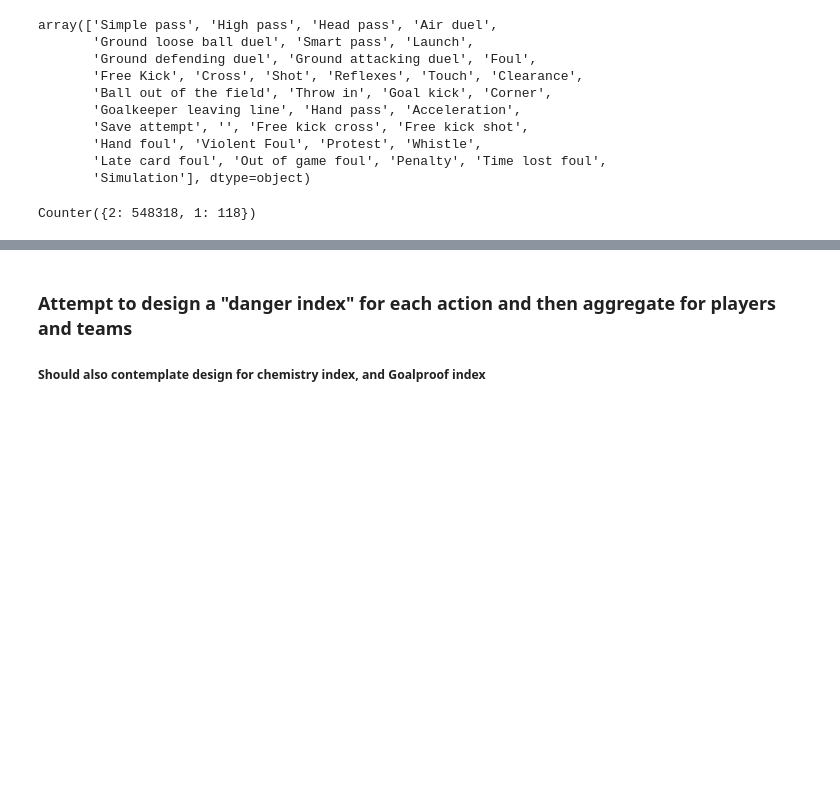
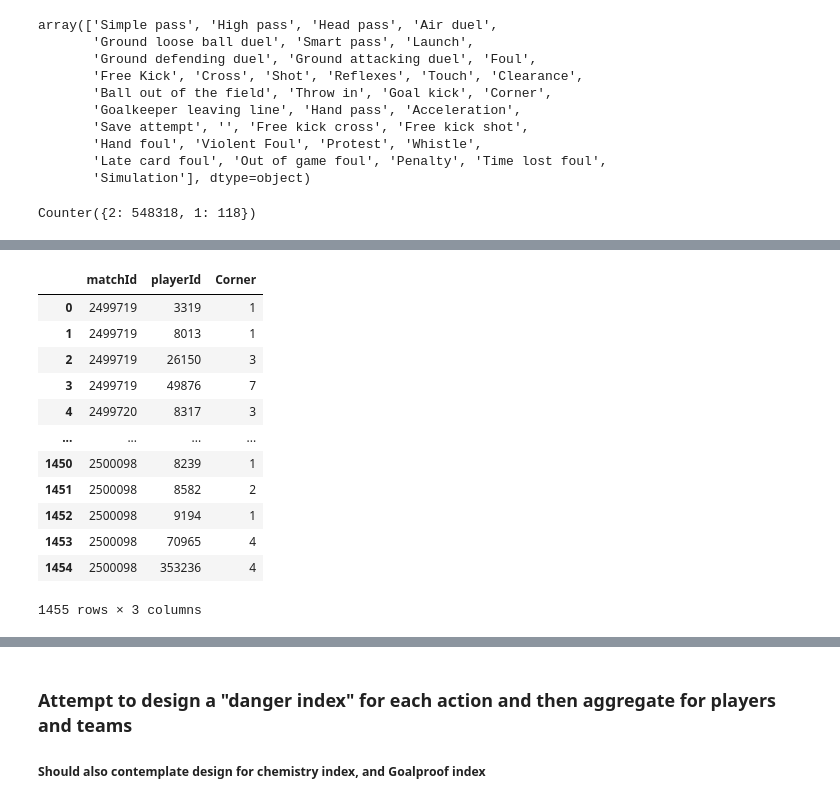
Before and after one commit to bjornmakins/soccer1, a Jupyter notebook: Data_Analysis.ipynb, the cells around one changed output, grey strips where cells are left out. Cells and saved outputs as stored; diff of their text form; code cells hidden in the pictures; blank space fills up the shorter version.

```diff
--- a/Data_Analysis.ipynb
+++ b/Data_Analysis.ipynb
@@ -520,7 +490,7 @@ for pos in Events_England["positions"][0:10]:
 def Locations(event_df):
 
     xStart,xEnd,yStart,yEnd = [], [], [], []
-    for pos in Events_England["positions"]:
+    for pos in event_df["positions"]:
         if len(pos) == 2:
             xStart.append(pos[0]['x'])
             xEnd.append(pos[1]['x'])
@@ -541,0 +551,21 @@ Events_England.drop(['eventId', 'positions', 'id', "event_tags", "tags", "eventI
+# %%
+eT =  "Corner" # convert to shorter name variable
+# Get count for a player
+df1 = pd.DataFrame(Events_England[Events_England["subEventName"]== eT ][['matchId', "teamId", 'playerId', "subEventName"]]).groupby(['matchId', 'playerId']).size().to_frame(eT).reset_index()
+
+# get counts
+pd.DataFrame(Events_England[Events_England["x"]
+# %% [output]
+|  | matchId | playerId | Corner |
+| 0 | 2499719 | 3319 | 1 |
+| 1 | 2499719 | 8013 | 1 |
+| 2 | 2499719 | 26150 | 3 |
+| 3 | 2499719 | 49876 | 7 |
+| 4 | 2499720 | 8317 | 3 |
+| ... | ... | ... | ... |
+| 1450 | 2500098 | 8239 | 1 |
+| 1451 | 2500098 | 8582 | 2 |
+| 1452 | 2500098 | 9194 | 1 |
+| 1453 | 2500098 | 70965 | 4 |
+| 1454 | 2500098 | 353236 | 4 |
+1455 rows × 3 columns
```
Also changed, not shown: parts of 59 cells of this notebook, 1 other file.
